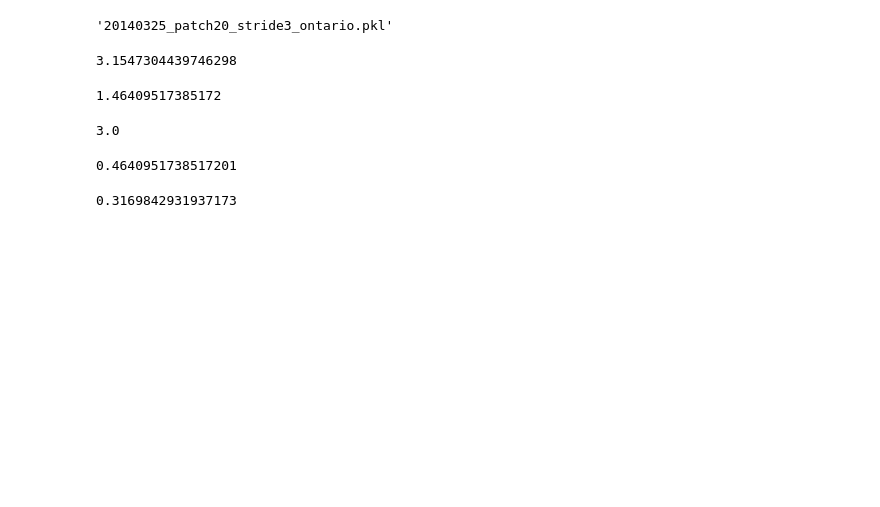
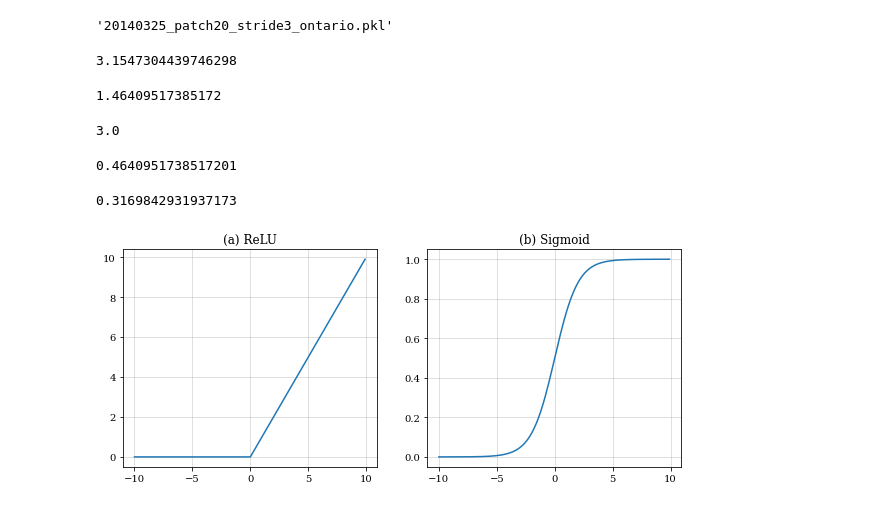
Before and after one commit to dansola/PGA-Net, a Jupyter notebook: notebooks/great_lakes/explore_raw_data.ipynb, the cells around one changed output. Saved outputs shown, nothing was run; the diff lists cells and outputs as text; code cells hidden in the pictures; blank space fills up the shorter version.

```diff
--- a/notebooks/great_lakes/explore_raw_data.ipynb
+++ b/notebooks/great_lakes/explore_raw_data.ipynb
@@ -203,3 +208,43 @@ line.split('/')[-1]
 15136/(15136+32614)
 # %% [output]
 0.3169842931937173
+# %%
+import math
+import matplotlib.pyplot as plt
+import matplotlib as mpl
+
+def sigmoid(x):
+    return 1 / (1 + math.exp(-x))
+
+def ReLU(x):
+    if x > 0:
+        return x
+    else:
+        return 0
+
+latex = True
+#plotting and colour set ups
+if latex:
+#     mpl.use("pgf")
+    mpl.rcParams.update({
+        "pgf.texsystem": "pdflatex",
+        'font.family': 'serif',
+#         'text.usetex': True,
+        'pgf.rcfonts': False,
+    })
+
+x_vals, sig_vals, relu_vals = [], [], []
+for i in range(-100, 100, 1):
+    x_vals.append(i/10)
+    sig_vals.append(sigmoid(i/10))
+    relu_vals.append(ReLU(i/10))
+
+fig, axs = plt.subplots(1,2, figsize=(10,4))
+axs[1].plot(x_vals, sig_vals)
+axs[1].set_title('(b) Sigmoid')
+axs[0].plot(x_vals, relu_vals)
+axs[0].set_title('(a) ReLU')
+axs[0].grid(alpha=0.5)
+plt.grid(alpha=0.5)
+# %% [output]
+[figure, added]
```
Also changed, not shown: parts of 7 cells of this notebook, 28 other files.
